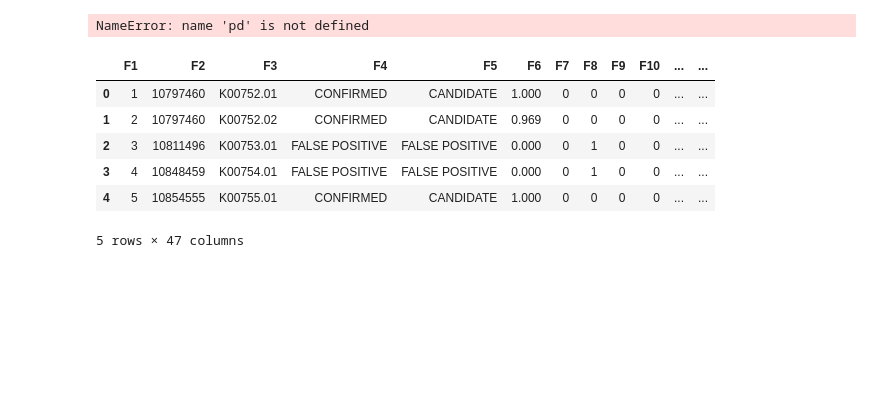
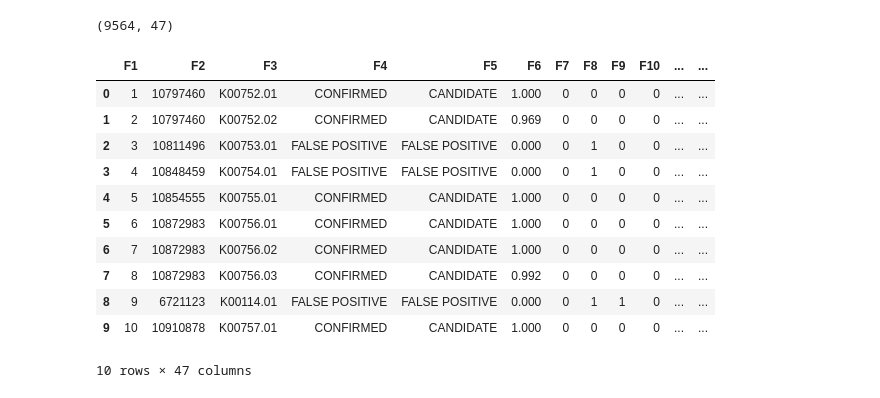
Before and after one commit to KishoreSOL/ML_hackathon, a Jupyter notebook: App.ipynb, the cells around one changed output. Cells and saved outputs as stored; diff of their text form; code cells hidden in the pictures; blank space fills up the shorter version.

```diff
--- a/App.ipynb
+++ b/App.ipynb
@@ -3,15 +4,20 @@ import pandas as pd
 # %%
 dataFrame=pd.read_excel("dataset.xlsx")
-dataFrame.shape()
+dataFrame.shape
 # %% [output]
-NameError: name 'pd' is not defined
+(9564, 47)
 # %%
-dataFrame.head()
+dataFrame.head(10)
 # %% [output]
 |  | F1 | F2 | F3 | F4 | F5 | F6 | F7 | F8 | F9 | F10 | ... | ... |
 | 0 | 1 | 10797460 | K00752.01 | CONFIRMED | CANDIDATE | 1.000 | 0 | 0 | 0 | 0 | ... | ... |
 | 1 | 2 | 10797460 | K00752.02 | CONFIRMED | CANDIDATE | 0.969 | 0 | 0 | 0 | 0 | ... | ... |
 | 2 | 3 | 10811496 | K00753.01 | FALSE POSITIVE | FALSE POSITIVE | 0.000 | 0 | 1 | 0 | 0 | ... | ... |
 | 3 | 4 | 10848459 | K00754.01 | FALSE POSITIVE | FALSE POSITIVE | 0.000 | 0 | 1 | 0 | 0 | ... | ... |
 | 4 | 5 | 10854555 | K00755.01 | CONFIRMED | CANDIDATE | 1.000 | 0 | 0 | 0 | 0 | ... | ... |
+| 5 | 6 | 10872983 | K00756.01 | CONFIRMED | CANDIDATE | 1.000 | 0 | 0 | 0 | 0 | ... | ... |
+| 6 | 7 | 10872983 | K00756.02 | CONFIRMED | CANDIDATE | 1.000 | 0 | 0 | 0 | 0 | ... | ... |
+| 7 | 8 | 10872983 | K00756.03 | CONFIRMED | CANDIDATE | 0.992 | 0 | 0 | 0 | 0 | ... | ... |
+| 8 | 9 | 6721123 | K00114.01 | FALSE POSITIVE | FALSE POSITIVE | 0.000 | 0 | 1 | 1 | 0 | ... | ... |
+| 9 | 10 | 10910878 | K00757.01 | CONFIRMED | CANDIDATE | 1.000 | 0 | 0 | 0 | 0 | ... | ... |
-5 rows × 47 columns
+10 rows × 47 columns
```
Also changed, not shown: parts of 7 cells of this notebook.
